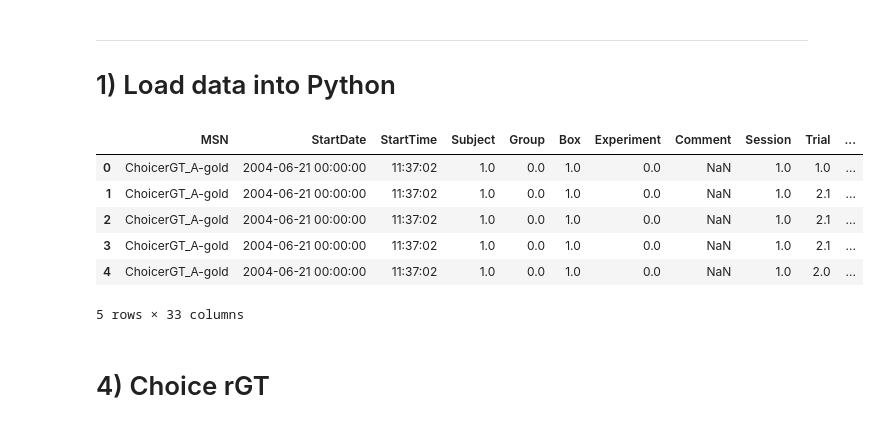
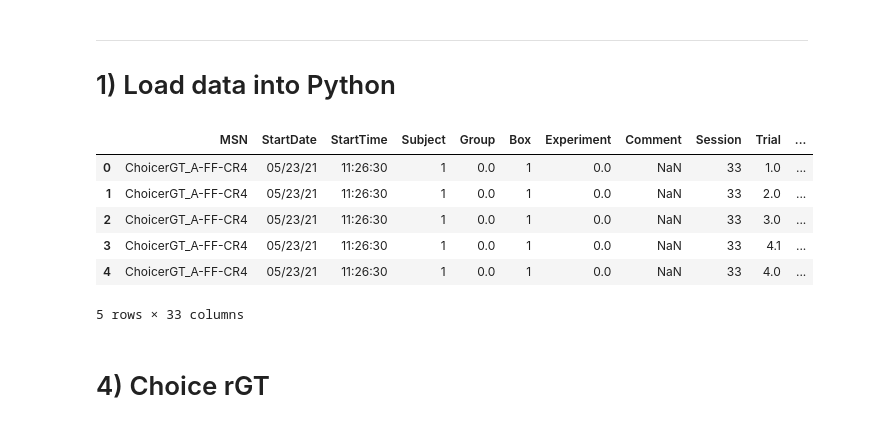
Before and after one commit to deckyblue/sparklyRGT, a Jupyter notebook: sparklyRGT_tutorial/sparklyRGT_template_4.ipynb, the cells around one changed output. Cells and saved outputs as stored; diff of their text form; code cells hidden in the pictures.

Commit message:
updated choiceRGT template

```diff
--- a/sparklyRGT_tutorial/sparklyRGT_template_4.ipynb
+++ b/sparklyRGT_tutorial/sparklyRGT_template_4.ipynb
@@ -29,16 +29,16 @@ I am being executed!
 
 # 1) Load data into Python
 # %%
-file_names = ['KH10B-Free-raw.xlsx']
+file_names = ['Free S33-37 Raw.xlsx']
 df = rgt.load_data(file_names)
 df.head()
 # %% [output]
 |  | MSN | StartDate | StartTime | Subject | Group | Box | Experiment | Comment | Session | Trial | ... |
-| 0 | ChoicerGT_A-gold | 2004-06-21 00:00:00 | 11:37:02 | 1.0 | 0.0 | 1.0 | 0.0 | NaN | 1.0 | 1.0 | ... |
-| 1 | ChoicerGT_A-gold | 2004-06-21 00:00:00 | 11:37:02 | 1.0 | 0.0 | 1.0 | 0.0 | NaN | 1.0 | 2.1 | ... |
-| 2 | ChoicerGT_A-gold | 2004-06-21 00:00:00 | 11:37:02 | 1.0 | 0.0 | 1.0 | 0.0 | NaN | 1.0 | 2.1 | ... |
-| 3 | ChoicerGT_A-gold | 2004-06-21 00:00:00 | 11:37:02 | 1.0 | 0.0 | 1.0 | 0.0 | NaN | 1.0 | 2.1 | ... |
-| 4 | ChoicerGT_A-gold | 2004-06-21 00:00:00 | 11:37:02 | 1.0 | 0.0 | 1.0 | 0.0 | NaN | 1.0 | 2.0 | ... |
+| 0 | ChoicerGT_A-FF-CR4 | 05/23/21 | 11:26:30 | 1 | 0.0 | 1 | 0.0 | NaN | 33 | 1.0 | ... |
+| 1 | ChoicerGT_A-FF-CR4 | 05/23/21 | 11:26:30 | 1 | 0.0 | 1 | 0.0 | NaN | 33 | 2.0 | ... |
+| 2 | ChoicerGT_A-FF-CR4 | 05/23/21 | 11:26:30 | 1 | 0.0 | 1 | 0.0 | NaN | 33 | 3.0 | ... |
+| 3 | ChoicerGT_A-FF-CR4 | 05/23/21 | 11:26:30 | 1 | 0.0 | 1 | 0.0 | NaN | 33 | 4.1 | ... |
+| 4 | ChoicerGT_A-FF-CR4 | 05/23/21 | 11:26:30 | 1 | 0.0 | 1 | 0.0 | NaN | 33 | 4.0 | ... |
 5 rows × 33 columns
 # %% [markdown]
 # 4) Choice rGT
```
Also changed, not shown: parts of 2 cells of this notebook.
